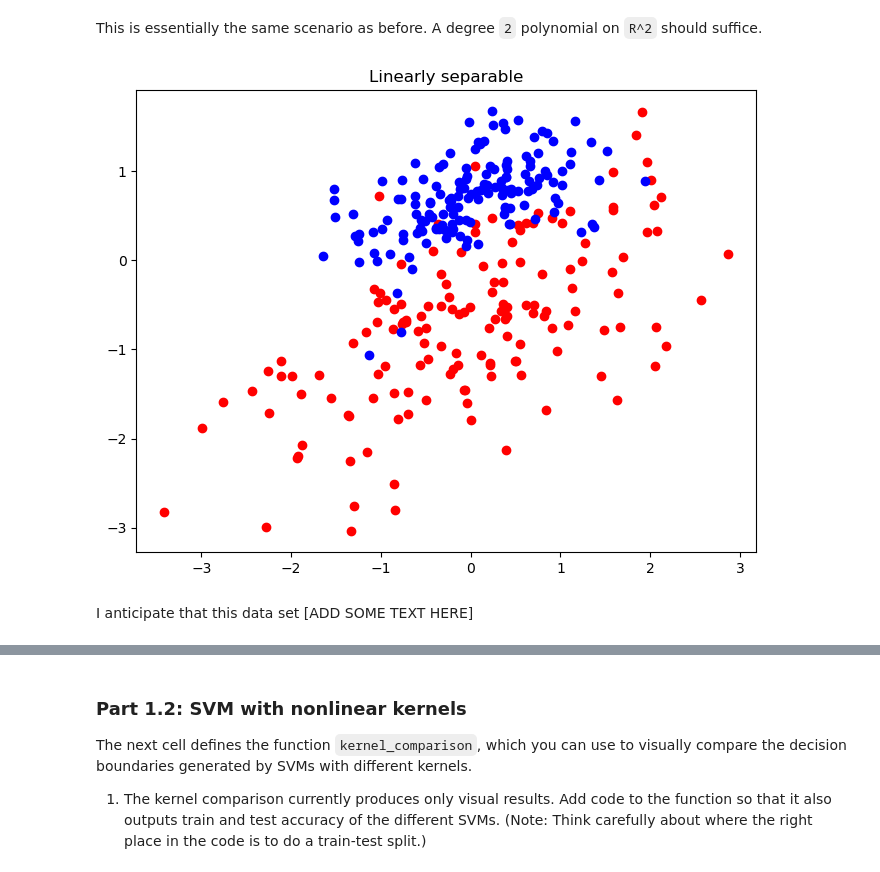
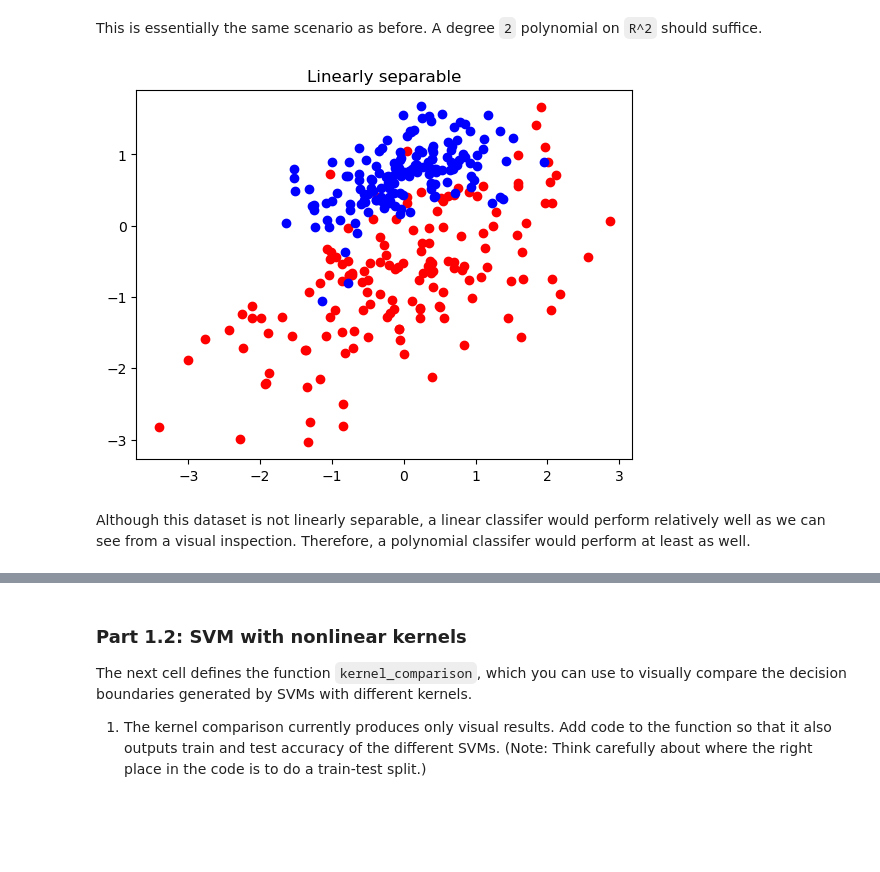
Before and after one commit to Raikhen/mathematics-and-ai, a Jupyter notebook: weekly-projects/week5/Homework 5.ipynb, the cells around one changed output, grey strips where cells are left out. Cells and saved outputs as stored; diff of their text form; code cells hidden in the pictures; blank space fills up the shorter version.

```diff
--- a/weekly-projects/week5/Homework 5.ipynb
+++ b/weekly-projects/week5/Homework 5.ipynb
@@ -103,8 +104,8 @@ def generate_dataset(dataset_type, n_samples=300, noise=0.1, split=10, random_st
     X = StandardScaler().fit_transform(X)
     return X, y
 # %%
-def plot_dataset(type, name, splits = 10):
-    X, y = generate_dataset(type, split = splits)
+def plot_dataset(type, name, split = 10):
+    X, y = generate_dataset(type, split = split)
     plt.scatter(X[y == 0, 0], X[y == 0, 1], color='red', label='Class 0')
     plt.scatter(X[y == 1, 0], X[y == 1, 1], color='blue', label='Class 1')
     plt.title(name)
@@ -146,17 +140,10 @@ plt.show()
 This is essentially the same scenario as before. A degree `2` polynomial on `R^2` should suffice.
 # %%
 # Generate and visualize linearly separable data
-X, y = generate_dataset('linearly_separable')
-
-# Plot the data
-plt.figure(figsize=(8, 6))
-plt.scatter(X[y==0][:,0], X[y==0][:,1], color='red', label='Class 0')
-plt.scatter(X[y==1][:,0], X[y==1][:,1], color='blue', label='Class 1')
-plt.title('Linearly separable')
-plt.show()
+plot_dataset('linearly_separable', 'Linearly separable')
 # %% [output]
-[figure, old version]
+[figure, new version]
 # %% [markdown]
-I anticipate that this data set [ADD SOME TEXT HERE]
+Although this dataset is not linearly separable, a linear classifer would perform relatively well as we can see from a visual inspection. Therefore, a polynomial classifer would perform at least as well.
 # %%
 # Generate and visualize moons data set
```
Also changed, not shown: parts of 17 cells of this notebook.
